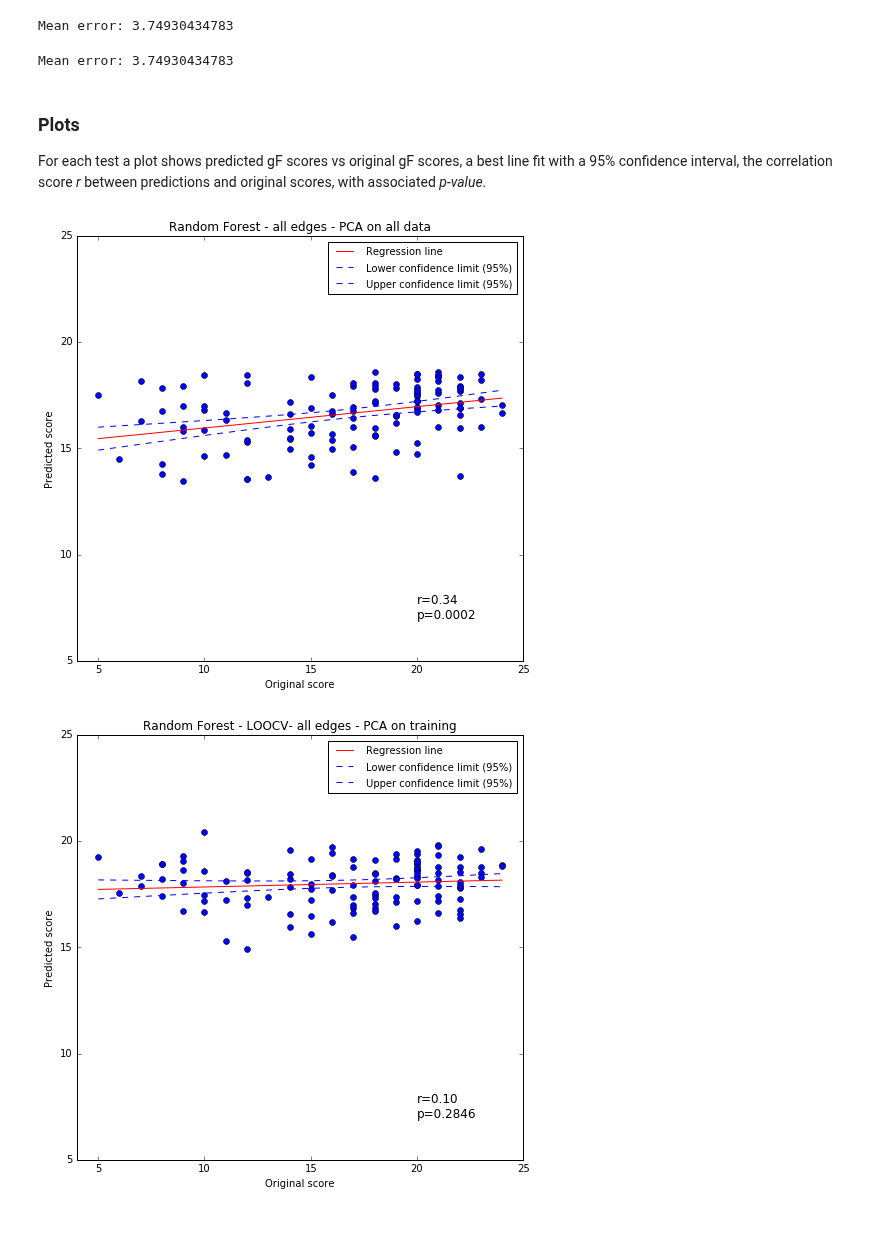
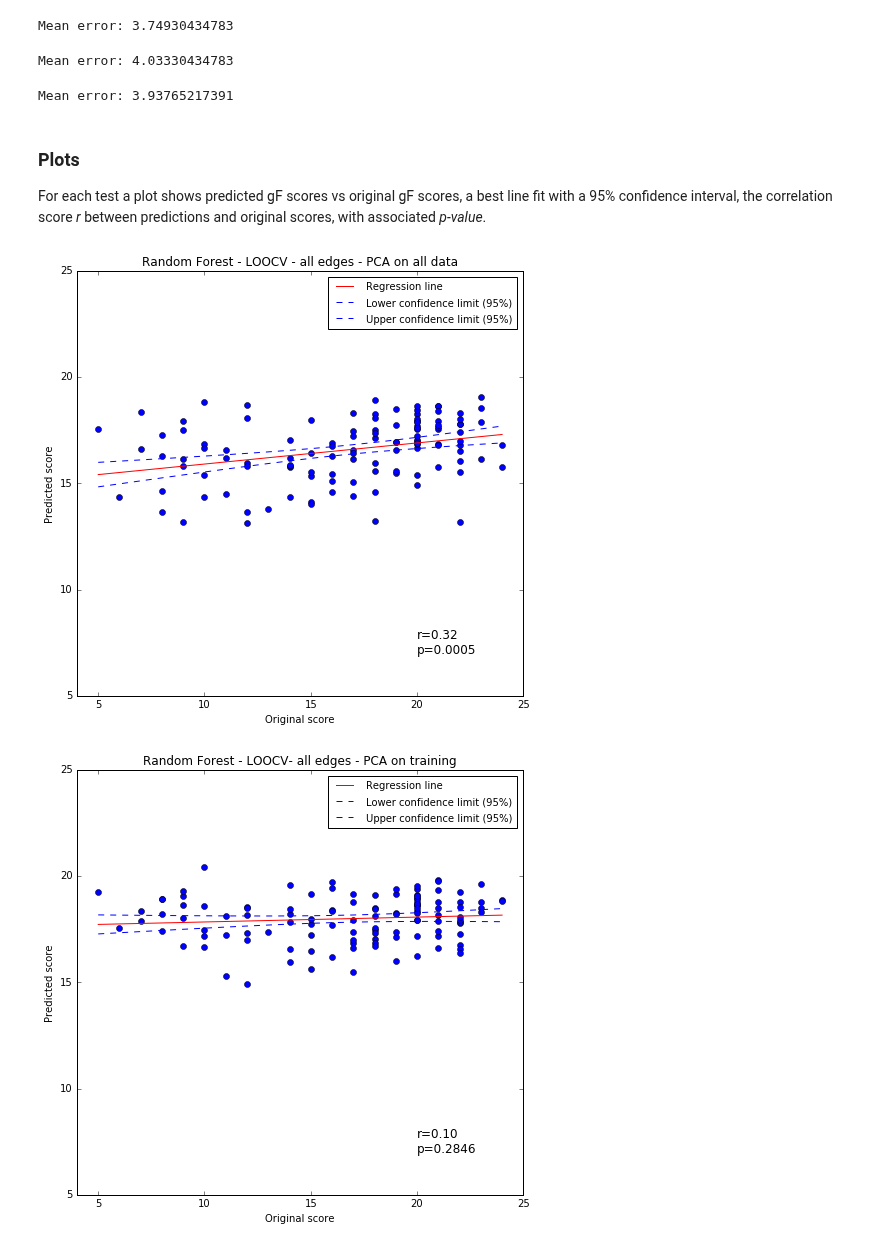
Before and after one commit to paola-g/iq_prediction, a Jupyter notebook: random_forest.ipynb, the cells around one changed output. Saved outputs shown, nothing was run; the diff lists cells and outputs as text; code cells hidden in the pictures.

```diff
--- a/random_forest.ipynb
+++ b/random_forest.ipynb
@@ -175,28 +196,56 @@ regress(p,gF,edges)
 preds_3 = predictions_pos
 preds_4 = predictions_neg
 # %%
-# Test with all edges (PCA in CV) - 5 fold cross validation
-loo = cross_validation.LeaveOneOut(n_subj)
-errors = np.zeros([n_subj,1])
-predictions = np.zeros([n_subj,1])
+# Test with all edges (PCA in 5-fold CV)
+k = 5
+cv = cross_validation.StratifiedKFold(bins,k)
+errors = np.zeros([n_subj])
+predictions = np.zeros([n_subj])
 estimator = RandomForestRegressor(random_state=0, n_estimators=100, oob_score=True)
 pca = PCA(n_components=0.999)
 
 i=0
-f = FloatProgress(min=0, max=n_subj)
+f = FloatProgress(min=0, max=k)
 display(f)
-for train_index, test_index in loo:
+for train_index, test_index in cv:
     # decomposition
     data_pc = pca.fit_transform(edges[train_index,])
     # regression
     estimator.fit(data_pc,gF[train_index])
-    predictions[i] = estimator.predict(pca.transform(edges[test_index,]))
+    predictions[test_index] = np.ravel(estimator.predict(pca.transform(edges[test_index,])))
 
-    errors[i] = abs(predictions[i]-gF[test_index])
+    errors[test_index] = abs(predictions[i]-gF[test_index])
     i += 1
     f.value += 1
 
 print('Mean error:',errors.mean())
-preds_2 = predictions
+preds_5 = predictions
 # %% [output]
-Mean error: 3.74930434783
+Mean error: 4.03330434783
+# %%
+# Test with all edges (PCA in 10-fold CV)
+k = 10
+cv = cross_validation.StratifiedKFold(bins,k)
+errors = np.zeros([n_subj])
+predictions = np.zeros([n_subj])
+estimator = RandomForestRegressor(random_state=0, n_estimators=100, oob_score=True)
+pca = PCA(n_components=0.999)
+
+i=0
+f = FloatProgress(min=0, max=k)
+display(f)
+for train_index, test_index in cv:
+    # decomposition
+    data_pc = pca.fit_transform(edges[train_index,])
+    # regression
+    estimator.fit(data_pc,gF[train_index])
+    predictions[test_index] = np.ravel(estimator.predict(pca.transform(edges[test_index,])))
+
+    errors[test_index] = abs(predictions[i]-gF[test_index])
+    i += 1
+    f.value += 1
+
+print('Mean error:',errors.mean())
+preds_6 = predictions
+# %% [output]
+Mean error: 3.93765217391
@@ -233,7 +286,7 @@ def regression_plot(x,y,title):
     s_err = np.sum(np.power(y_err,2))   # sum of the squares of the residuals
 
     #confs = t * np.sqrt((s_err/(n-2))*(1.0/n + (np.power((p_x-mean_x),2)/((np.sum(np.power(x,2)))-n*(np.power(mean_x,2))))))
-    confs = t * np.sqrt((s_err/(n-2)) * (1.0/n + (np.power((p_x-mean_x),2)/(np.sum(np.power(x - mean_x,2))))))
+    confs = t * np.sqrt((s_err/DF) * (1.0/n_subj + (np.power((p_x-mean_x),2)/(np.sum(np.power(x - mean_x,2))))))
     # now predict y based on test x-values
     p_y = z[0]*p_x+z[1]
 
@@ -252,34 +305,34 @@ def regression_plot(x,y,title):
     plt.plot(x,y,'bo')
 
     # plot line of best fit
     plt.plot(c_x,c_y,'r-',label='Regression line')
 
     # plot confidence limits
     plt.plot(p_x,lower,'b--',label='Lower confidence limit (95%)')
     plt.plot(p_x,upper,'b--',label='Upper confidence limit (95%)')
 
     # set coordinate limits
     plt.xlim(4,25)
     plt.ylim(5,25)
 
     # configure legend
     plt.legend(loc=0)
     leg = plt.gca().get_legend()
     ltext = leg.get_texts()
     plt.setp(ltext, fontsize=10)
 
     # add text
     rho,p = stats.pearsonr(np.ravel(y),x)
     s = 'r={:0.2f}\np={:1.4f}'.format(rho,p)
     plt.text(20, 7, s, fontsize=12)
 
     # show the plot
     plt.show()
 
 
 regression_plot(np.ravel(gF),np.ravel(preds_1),'Random Forest - LOOCV - all edges - PCA on all data')
 # %% [output]
-[figure, old version]
+[figure, new version]
 # %%
 regression_plot(np.ravel(gF),np.ravel(preds_2),'Random Forest - LOOCV- all edges - PCA on training')
 # %% [output]
```
Also changed, not shown: parts of 6 cells of this notebook.
